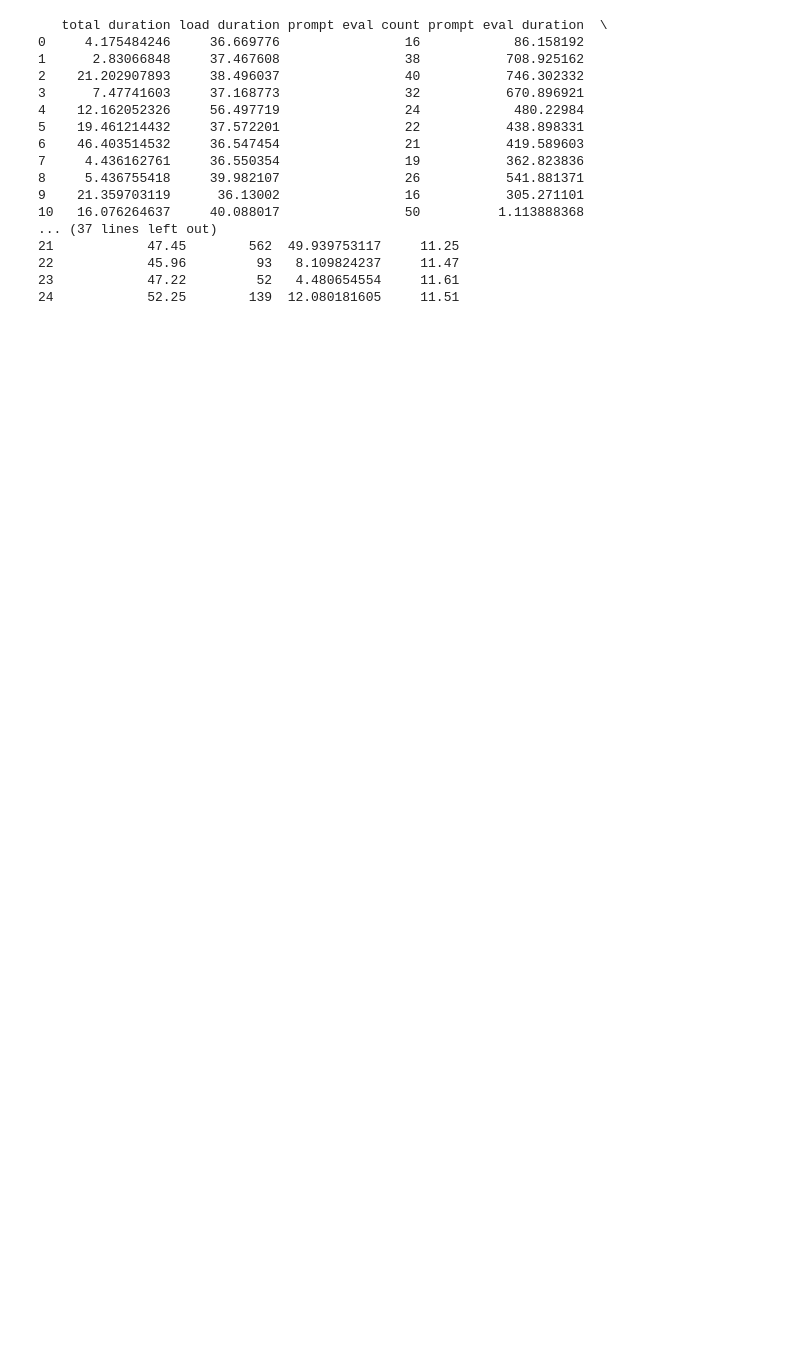
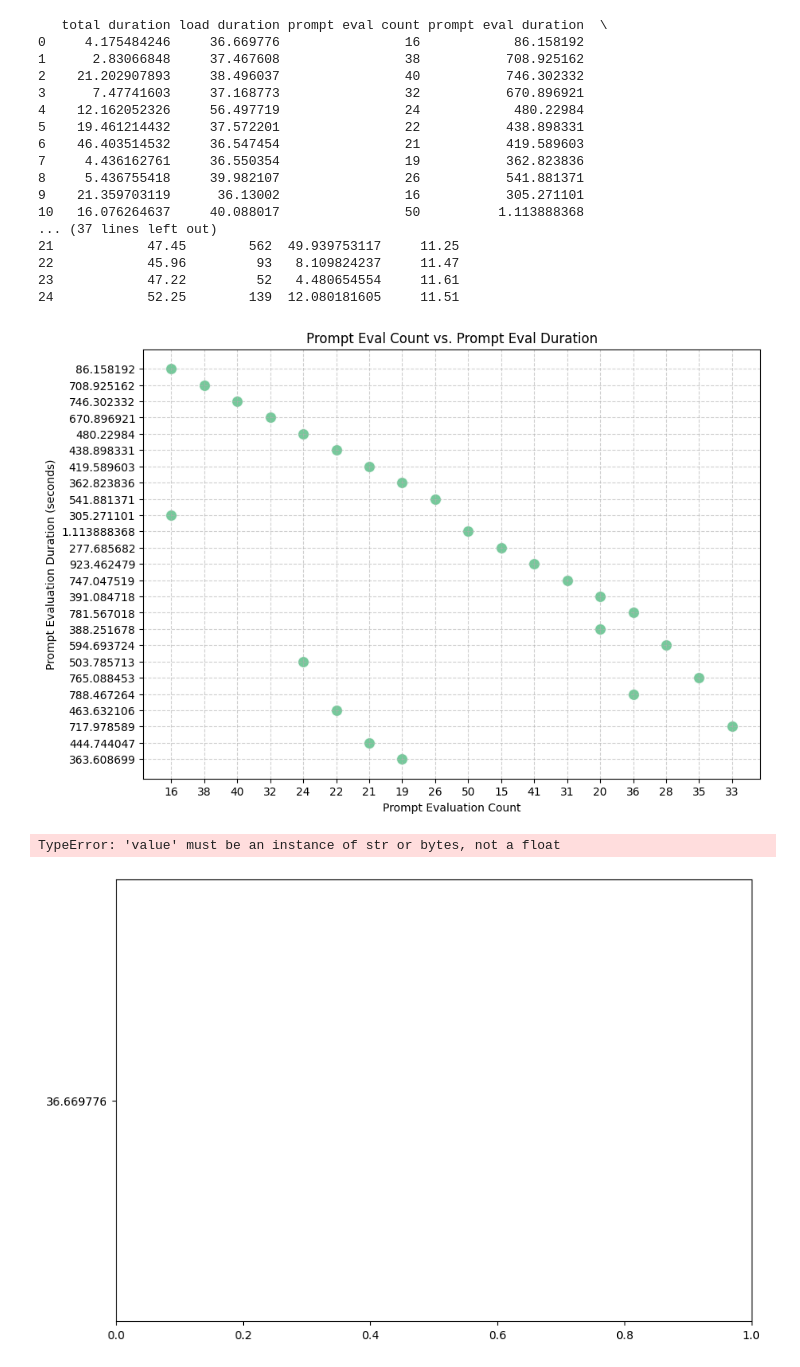
Before and after one commit to alvaad4/Research-2025, a Jupyter notebook: graphs.ipynb, the cells around one changed output. Drawn from its saved outputs; the diff is of its cells as text; code cells hidden in the pictures; blank space fills up the shorter version.

Commit message:
Modified graph

```diff
--- a/graphs.ipynb
+++ b/graphs.ipynb
@@ -53,3 +45,24 @@ print(df)
 22            45.96         93   8.109824237     11.47
 23            47.22         52   4.480654554     11.61
 24            52.25        139  12.080181605     11.51
+# %%
+plt.figure(figsize=(10, 7))
+sns.scatterplot(x='prompt eval count', y='prompt eval duration', data=df, s=100, alpha=0.7, color='mediumseagreen')
+plt.title('Prompt Eval Count vs. Prompt Eval Duration')
+plt.xlabel('Prompt Evaluation Count')
+plt.ylabel('Prompt Evaluation Duration (seconds)')
+plt.grid(True, linestyle='--', alpha=0.6)
+plt.show()
+
+# --- Scatter plot: total duration vs. load duration ---
+plt.figure(figsize=(10, 7))
+sns.scatterplot(x='total duration', y='load duration', data=df, s=100, alpha=0.7, color='darkorange')
+plt.title('Total Duration vs. Load Duration')
+plt.xlabel('Total Duration (seconds)')
+plt.ylabel('Load Duration (seconds)')
+plt.grid(True, linestyle='--', alpha=0.6)
+plt.show()
+# %% [output]
+[figure, added]
+TypeError: 'value' must be an instance of str or bytes, not a float
+[figure, added]
```
Also changed, not shown: parts of 1 cell of this notebook.
